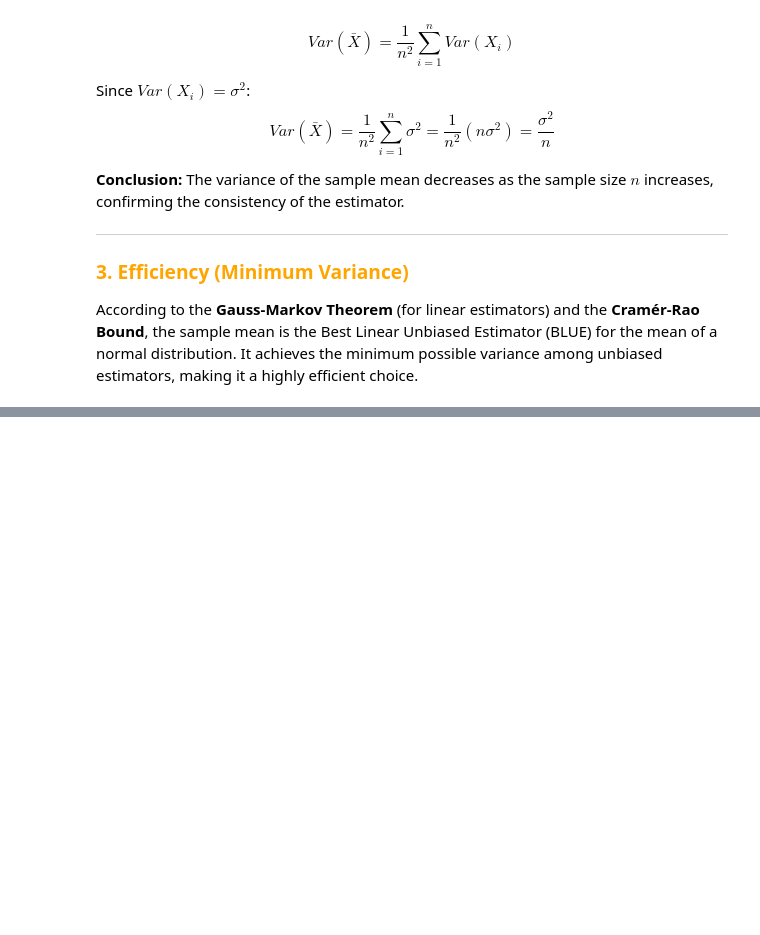
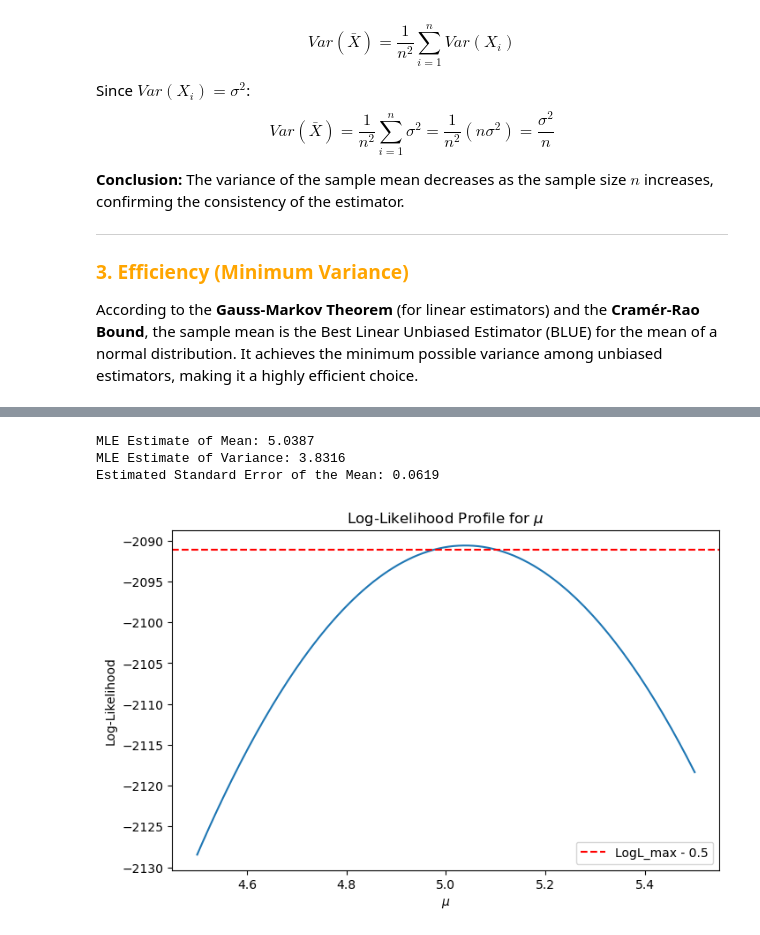
Before and after one commit to bdixit25/DataScience_Courses, a Jupyter notebook: Course_4_Statistics/Module_5/Module_5.ipynb, the cells around one changed output, grey strips where cells are left out. Cells and saved outputs as stored; diff of their text form; code cells hidden in the pictures; blank space fills up the shorter version.

Commit message:
Maximum Likelihood and the method of least squares

```diff
--- a/Course_4_Statistics/Module_5/Module_5.ipynb
+++ b/Course_4_Statistics/Module_5/Module_5.ipynb
@@ -109,0 +222,53 @@ According to the **Gauss-Markov Theorem** (for linear estimators) and the **Cram
+# %%
+import numpy as np
+import pandas as pd
+import matplotlib.pyplot as plt
+
+# 1. Generate a synthetic dataset
+# We'll generate data from a Normal Distribution: X ~ N(mu=5, sigma=2)
+np.random.seed(42)
+n_samples = 1000
+true_mu = 5.0
+true_sigma = 2.0
+data = np.random.normal(true_mu, true_sigma, n_samples)
+
+# 2. MLE Estimation
+# For a Normal Distribution, the MLE for mean is the sample mean
+# The MLE for variance is the biased sample variance (1/n)
+mle_mu = np.mean(data)
+mle_var = np.sum((data - mle_mu)**2) / n_samples
+mle_std = np.sqrt(mle_var)
+
+# 3. Variance of the Estimator
+# The variance of the sample mean (MLE) is sigma^2 / n
+var_of_mle_mu = mle_var / n_samples
+std_error_of_mu = np.sqrt(var_of_mle_mu)
+
+print(f"MLE Estimate of Mean: {mle_mu:.4f}")
+print(f"MLE Estimate of Variance: {mle_var:.4f}")
+print(f"Estimated Standard Error of the Mean: {std_error_of_mu:.4f}")
+
+# 4. Visualization: Log-Likelihood Profile
+# This helps practice the graphical method discussed previously
+mu_range = np.linspace(4.5, 5.5, 100)
+log_likelihoods = []
+
+for mu in mu_range:
+    # Log-likelihood for Normal distribution: -n/2*ln(2*pi*sigma^2) - sum((x-mu)^2)/(2*sigma^2)
+    ll = - (n_samples / 2) * np.log(2 * np.pi * mle_var) - np.sum((data - mu)**2) / (2 * mle_var)
+    log_likelihoods.append(ll)
+
+#
+plt.figure(figsize=(8, 5))
+plt.plot(mu_range, log_likelihoods)
+plt.axhline(y=max(log_likelihoods) - 0.5, color='r', linestyle='--', label='LogL_max - 0.5')
+plt.title(r"Log-Likelihood Profile for $\mu$")
+plt.xlabel(r"$\mu$")
+plt.ylabel("Log-Likelihood")
+plt.legend()
+plt.show()
+# %% [output]
+MLE Estimate of Mean: 5.0387
+MLE Estimate of Variance: 3.8316
+Estimated Standard Error of the Mean: 0.0619
+[figure, added]
```
Also changed, not shown: parts of 2 cells of this notebook.
